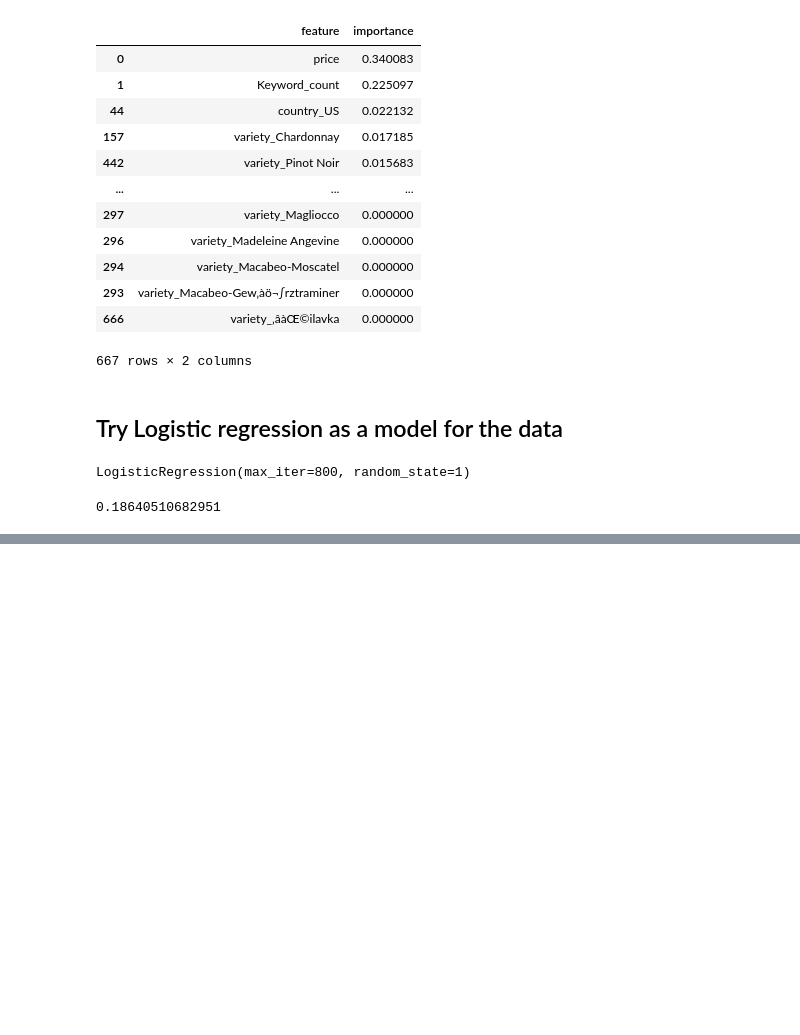
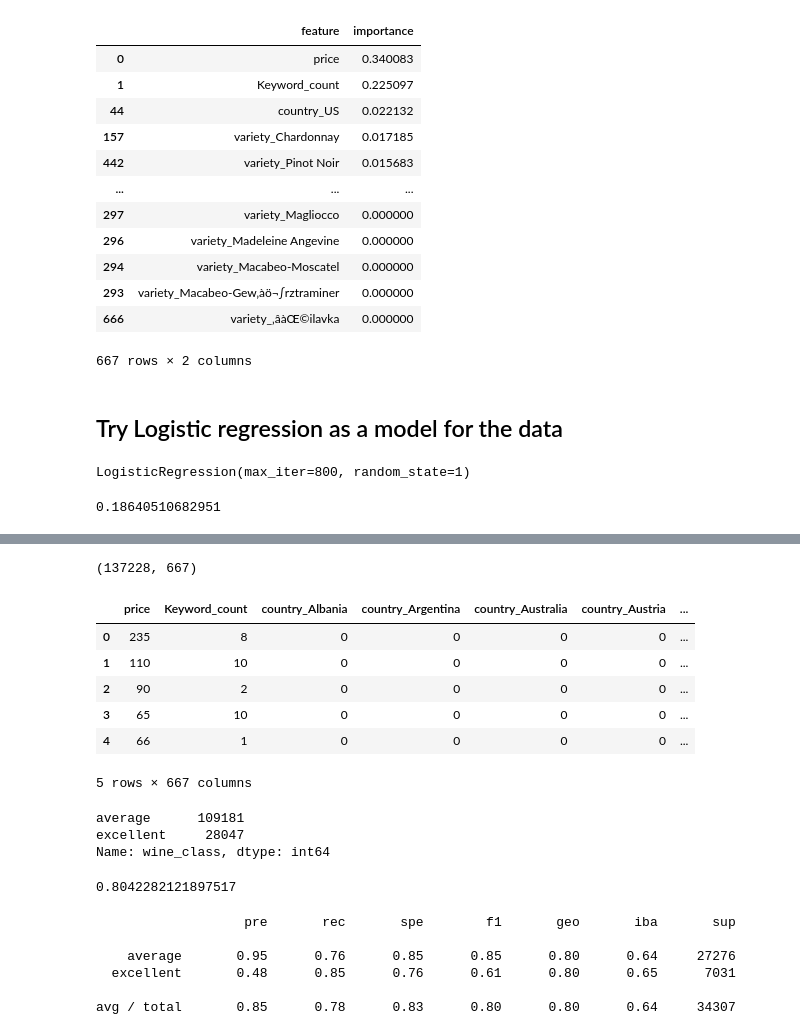
Before and after one commit to nataliepoorcreations/Wine_Reviews_Project, a Jupyter notebook: Machine_learning_model.ipynb, the cells around one changed output, grey strips where cells are left out. Saved outputs shown, nothing was run; the diff lists cells and outputs as text; code cells hidden in the pictures; blank space fills up the shorter version.

Commit message:
perform Balanced Random Forest Classifer on grouped data

```diff
--- a/Machine_learning_model.ipynb
+++ b/Machine_learning_model.ipynb
@@ -365,0 +377,10 @@ print(accuracy_score(y_test, y_pred))
+# %%
+Grouped_data=ML_dataset
+#Grouped_data['wine_class']=3
+for i in range(len(ML_dataset['points'])):
+    if Grouped_data['points'][i] > 90:
+        Grouped_data['wine_class'][i]='excellent'
+    else:
+        Grouped_data['wine_class'][i]='average'
+
+Grouped_data.head()
@@ -365,0 +402,23 @@ print(accuracy_score(y_test, y_pred))
+# %%
+X_grouped=Grouped_data.drop(columns=["wine_class","points"])
+X_grouped=pd.get_dummies(X_grouped)
+X_grouped.shape
+# %% [output]
+(137228, 667)
+# %%
+X_grouped.head()
+# %% [output]
+|  | price | Keyword_count | country_Albania | country_Argentina | country_Australia | country_Austria | ... |
+| 0 | 235 | 8 | 0 | 0 | 0 | 0 | ... |
+| 1 | 110 | 10 | 0 | 0 | 0 | 0 | ... |
+| 2 | 90 | 2 | 0 | 0 | 0 | 0 | ... |
+| 3 | 65 | 10 | 0 | 0 | 0 | 0 | ... |
+| 4 | 66 | 1 | 0 | 0 | 0 | 0 | ... |
+5 rows × 667 columns
+# %%
+y=Grouped_data['wine_class']
+y.value_counts()
+# %% [output]
+average      109181
+excellent     28047
+Name: wine_class, dtype: int64
@@ -365,0 +438,16 @@ print(accuracy_score(y_test, y_pred))
+# %%
+# Calculated the balanced accuracy score
+balanced_accuracy_score(y_test,predictions)
+# %% [output]
+0.8042282121897517
+# %%
+# Print the imbalanced classification report
+report=classification_report_imbalanced(y_test,predictions)
+print(report)
+# %% [output]
+                   pre       rec       spe        f1       geo       iba       sup
+
+    average       0.95      0.76      0.85      0.85      0.80      0.64     27276
+  excellent       0.48      0.85      0.76      0.61      0.80      0.65      7031
+
+avg / total       0.85      0.78      0.83      0.80      0.80      0.64     34307
```
Also changed, not shown: parts of 7 cells of this notebook.
